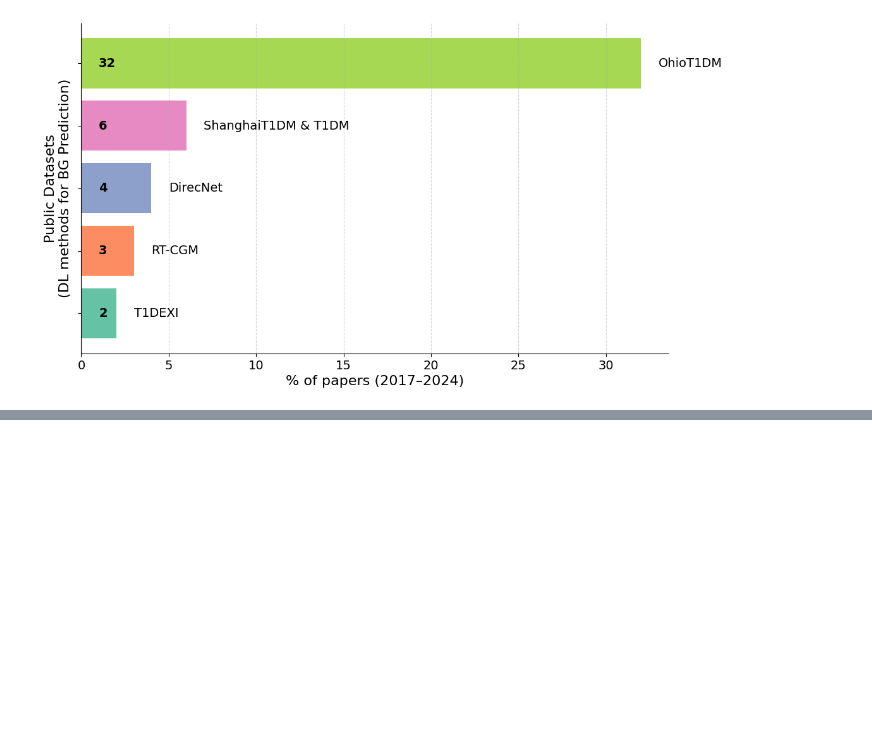
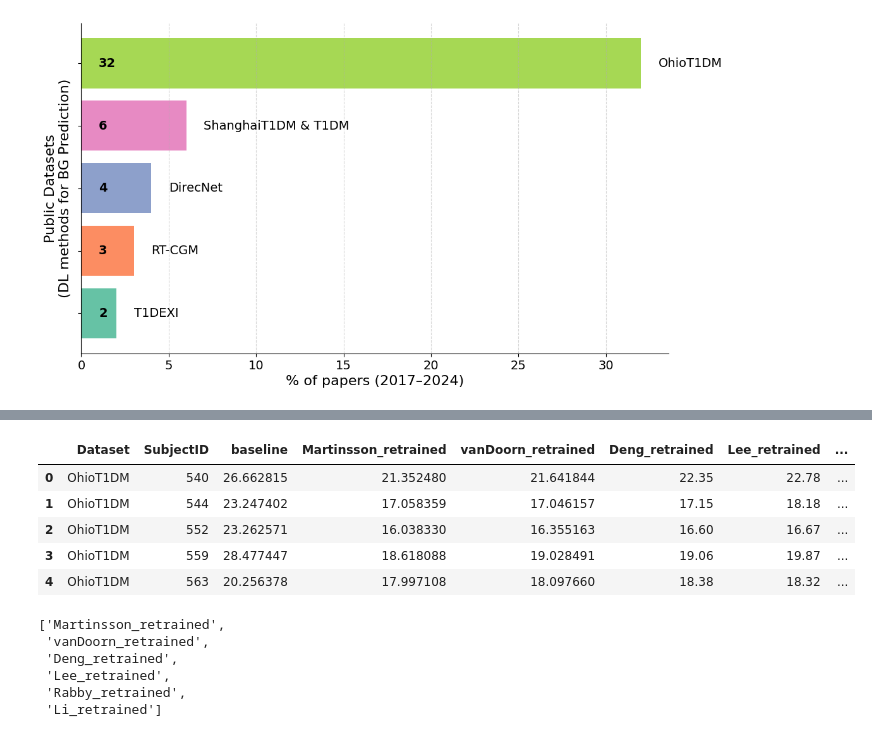
Before and after one commit to Augmented-Health-Lab/ReproGenBG_ML4H, a Jupyter notebook: Literature_review_summary/literature_summary.ipynb, the cells around one changed output, grey strips where cells are left out. Cells and saved outputs as stored; diff of their text form; code cells hidden in the pictures; blank space fills up the shorter version.

```diff
--- a/Literature_review_summary/literature_summary.ipynb
+++ b/Literature_review_summary/literature_summary.ipynb
@@ -540,0 +490,14 @@ plot_ratios(ds_ratios)
+# %%
+excel_file_path = "../Generate_figures/result_final (1).csv"
+diatrend_df = pd.read_csv(excel_file_path)
+
+# Retrained_result
+retrained_result = diatrend_df[["Dataset", "SubjectID", "baseline", "Martinsson_retrained", "vanDoorn_retrained", "Deng_retrained", "Lee_retrained", "Rabby_retrained", "Li_retrained"]].copy()
+retrained_result.head()
+# %% [output]
+|  | Dataset | SubjectID | baseline | Martinsson_retrained | vanDoorn_retrained | Deng_retrained | Lee_retrained | ... |
+| 0 | OhioT1DM | 540 | 26.662815 | 21.352480 | 21.641844 | 22.35 | 22.78 | ... |
+| 1 | OhioT1DM | 544 | 23.247402 | 17.058359 | 17.046157 | 17.15 | 18.18 | ... |
+| 2 | OhioT1DM | 552 | 23.262571 | 16.038330 | 16.355163 | 16.60 | 16.67 | ... |
+| 3 | OhioT1DM | 559 | 28.477447 | 18.618088 | 19.028491 | 19.06 | 19.87 | ... |
+| 4 | OhioT1DM | 563 | 20.256378 | 17.997108 | 18.097660 | 18.38 | 18.32 | ... |
@@ -540,0 +508,9 @@ plot_ratios(ds_ratios)
+# %%
+retrained_columns
+# %% [output]
+['Martinsson_retrained',
+ 'vanDoorn_retrained',
+ 'Deng_retrained',
+ 'Lee_retrained',
+ 'Rabby_retrained',
+ 'Li_retrained']
```
Also changed, not shown: parts of 8 cells of this notebook, 1 other file.
